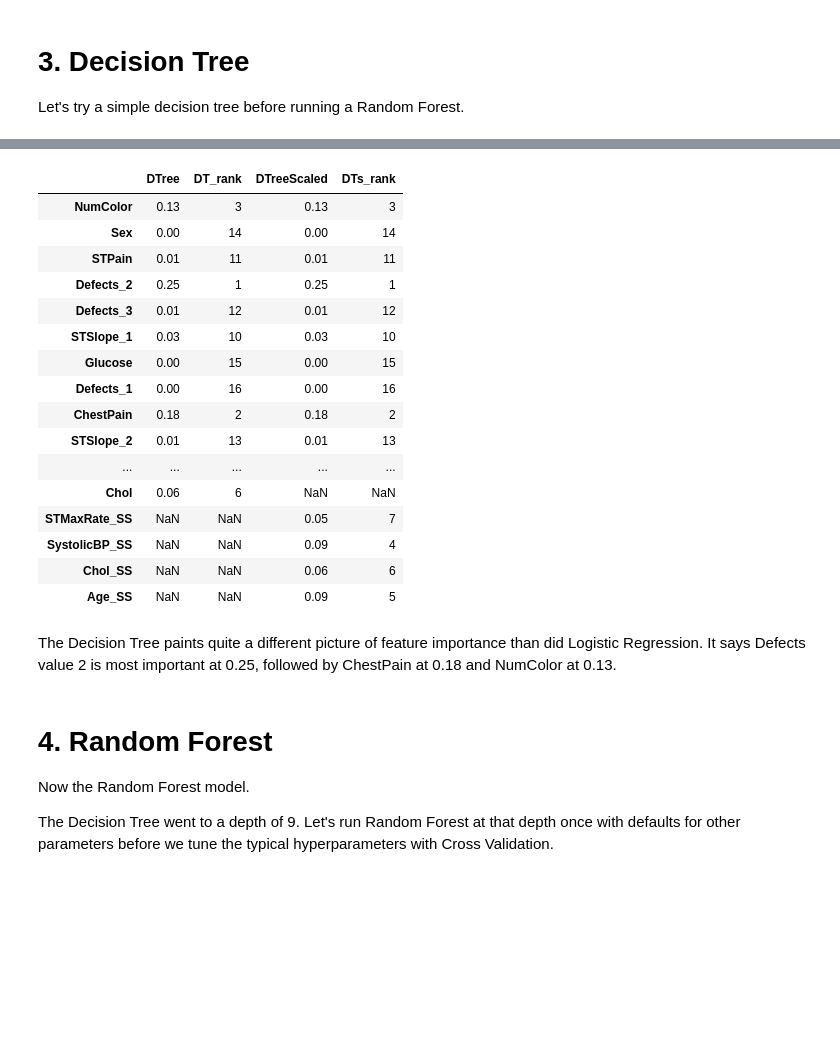
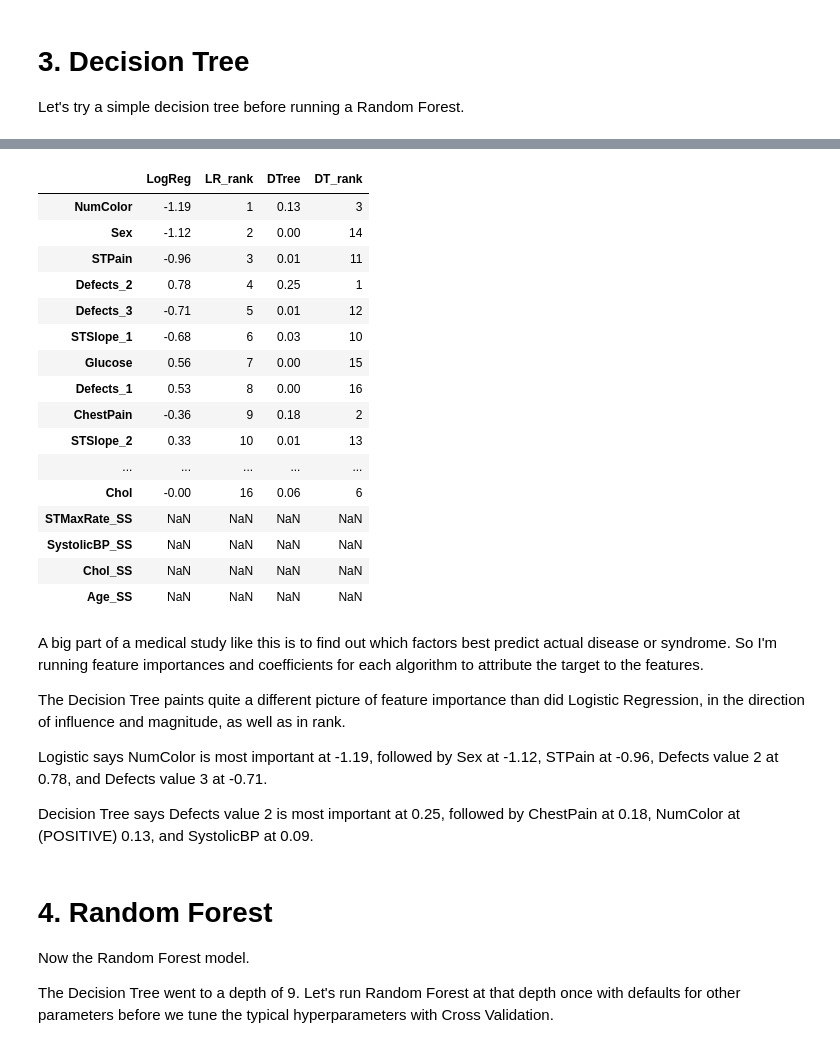
Before and after one commit to BradDoty/KaggleHeartDiseaseUCI, a Jupyter notebook: Notebooks/Capstone 2 -- Modeling.ipynb, the cells around one changed output, grey strips where cells are left out. Saved outputs shown, nothing was run; the diff lists cells and outputs as text; code cells hidden in the pictures; blank space fills up the shorter version.

```diff
--- a/Notebooks/Capstone 2 -- Modeling.ipynb
+++ b/Notebooks/Capstone 2 -- Modeling.ipynb
@@ -263,25 +264,31 @@ This Decision Tree is still inferior to the Logistic Regression.  Logistic beats
 # %%
-att.report(['DTree','DT_rank','DTreeScaled','DTs_rank'])
+att.report(['LogReg','LR_rank','DTree','DT_rank'])
 # %% [output]
-|  | DTree | DT_rank | DTreeScaled | DTs_rank |
-| NumColor | 0.13 | 3 | 0.13 | 3 |
-| Sex | 0.00 | 14 | 0.00 | 14 |
-| STPain | 0.01 | 11 | 0.01 | 11 |
-| Defects_2 | 0.25 | 1 | 0.25 | 1 |
-| Defects_3 | 0.01 | 12 | 0.01 | 12 |
-| STSlope_1 | 0.03 | 10 | 0.03 | 10 |
-| Glucose | 0.00 | 15 | 0.00 | 15 |
-| Defects_1 | 0.00 | 16 | 0.00 | 16 |
-| ChestPain | 0.18 | 2 | 0.18 | 2 |
-| STSlope_2 | 0.01 | 13 | 0.01 | 13 |
+|  | LogReg | LR_rank | DTree | DT_rank |
+| NumColor | -1.19 | 1 | 0.13 | 3 |
+| Sex | -1.12 | 2 | 0.00 | 14 |
+| STPain | -0.96 | 3 | 0.01 | 11 |
+| Defects_2 | 0.78 | 4 | 0.25 | 1 |
+| Defects_3 | -0.71 | 5 | 0.01 | 12 |
+| STSlope_1 | -0.68 | 6 | 0.03 | 10 |
+| Glucose | 0.56 | 7 | 0.00 | 15 |
+| Defects_1 | 0.53 | 8 | 0.00 | 16 |
+| ChestPain | -0.36 | 9 | 0.18 | 2 |
+| STSlope_2 | 0.33 | 10 | 0.01 | 13 |
 | ... | ... | ... | ... | ... |
-| Chol | 0.06 | 6 | NaN | NaN |
-| STMaxRate_SS | NaN | NaN | 0.05 | 7 |
-| SystolicBP_SS | NaN | NaN | 0.09 | 4 |
-| Chol_SS | NaN | NaN | 0.06 | 6 |
-| Age_SS | NaN | NaN | 0.09 | 5 |
+| Chol | -0.00 | 16 | 0.06 | 6 |
+| STMaxRate_SS | NaN | NaN | NaN | NaN |
+| SystolicBP_SS | NaN | NaN | NaN | NaN |
+| Chol_SS | NaN | NaN | NaN | NaN |
+| Age_SS | NaN | NaN | NaN | NaN |
-# %% [markdown]
-The Decision Tree paints quite a different picture of feature importance than did Logistic Regression.  It says Defects value 2 is most important at 0.25, followed by ChestPain at 0.18 and NumColor at 0.13.
+# %% [markdown]
+A big part of a medical study like this is to find out which factors best predict actual disease or syndrome.  So I'm running feature importances and coefficients for each algorithm to attribute the target to the features.
+
+The Decision Tree paints quite a different picture of feature importance than did Logistic Regression, in the direction of influence and magnitude, as well as in rank.
+
+Logistic says NumColor is most important at -1.19, followed by Sex at -1.12, STPain at -0.96, Defects value 2 at 0.78, and Defects value 3 at -0.71.
+
+Decision Tree says Defects value 2 is most important at 0.25, followed by ChestPain at 0.18, NumColor at (POSITIVE) 0.13, and SystolicBP at 0.09.
 # %% [markdown]
 # 4. Random Forest
 
```
Also changed, not shown: parts of 27 cells of this notebook, 4 other files.
